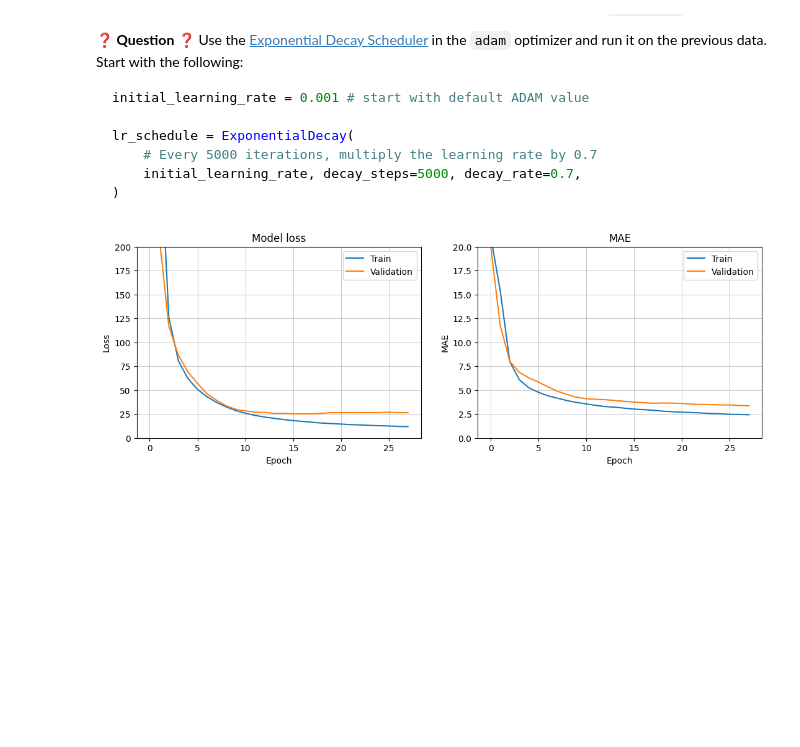
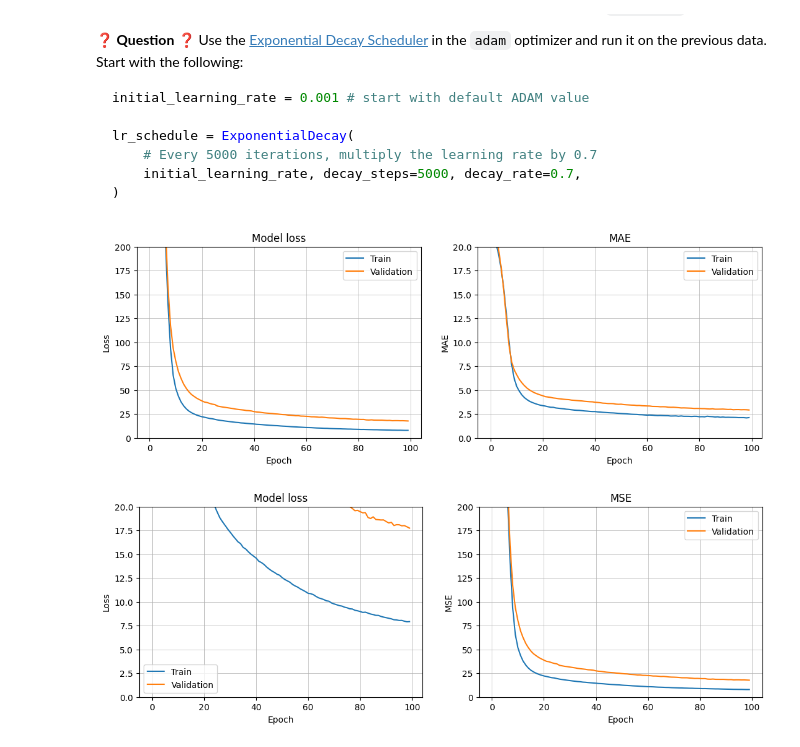
Before and after one commit to rpdev63/brief-deep-learning, a Jupyter notebook: Challenge3/Challenge-3-Finetune-your-neural-network.ipynb, the cells around one changed output. Saved outputs shown, nothing was run; the diff lists cells and outputs as text; code cells hidden in the pictures; blank space fills up the shorter version.

```diff
--- a/Challenge3/Challenge-3-Finetune-your-neural-network.ipynb
+++ b/Challenge3/Challenge-3-Finetune-your-neural-network.ipynb
@@ -128,7 +128,7 @@ Please select the `loss function` to be optimized and  the `metrics` on which th
 # %%
 def compile_model(model, optimizer_name):
 
-    model.compile(optimizer=optimizer_name, loss='mse', metrics=['MAE'])
+    model.compile(optimizer=optimizer_name, loss='mean_squared_error', metrics=['mse', 'mae'])
     return model
 
 compile_model(model, "adam")
@@ -151,11 +151,11 @@ def fit_model(model, epochs, patience, verbose=1) :
     return model.fit(
         X_train, y_train,
         batch_size=8,
-        validation_data=(X_test, y_test),
+        validation_split=0.3,
         epochs=epochs,
         callbacks=[early_stopping], # put your callbacks in a list
         verbose=verbose,  # verbose = 0 : no logs
     )
-fit_model(model, 100, 10)
+fit_model(model, epochs=100, patience=10)
 # %% [output]
 Epoch 1/100
@@ -201,8 +199,8 @@ def plot_loss_mae(history):
     ax1.grid(axis="x",linewidth=0.5)
     ax1.grid(axis="y",linewidth=0.5)
 
-    ax2.plot(history.history['MAE'])
-    ax2.plot(history.history['val_MAE'])
+    ax2.plot(history.history['mae'])
+    ax2.plot(history.history['val_mae'])
     ax2.set_title('MAE')
     ax2.set_ylabel('MAE')
     ax2.set_xlabel('Epoch')
@@ -477,11 +445,13 @@ lr_schedule = ExponentialDecay(
 # %%
 model = initialize_model()
 optimizer = Adam(
     learning_rate=lr_schedule
 )
 
 compile_model(model, optimizer)
-history = fit_model(model, 100, 10, 0)
+history = fit_model(model, epochs=100, patience=10, verbose=0)
 plot_loss_mae(history)
+plot_loss_mse(history)
 # %% [output]
-[figure, old version]
+[figure, new version]
+[figure, added]
```
Also changed, not shown: parts of 12 cells of this notebook, 12 other files.
